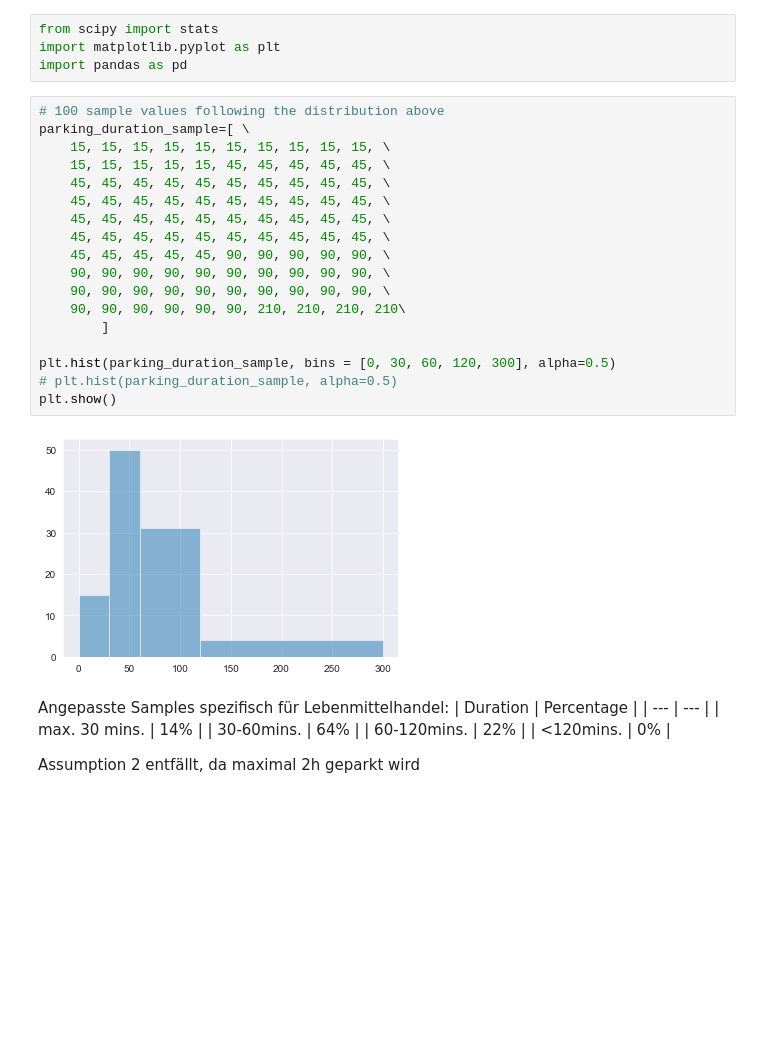
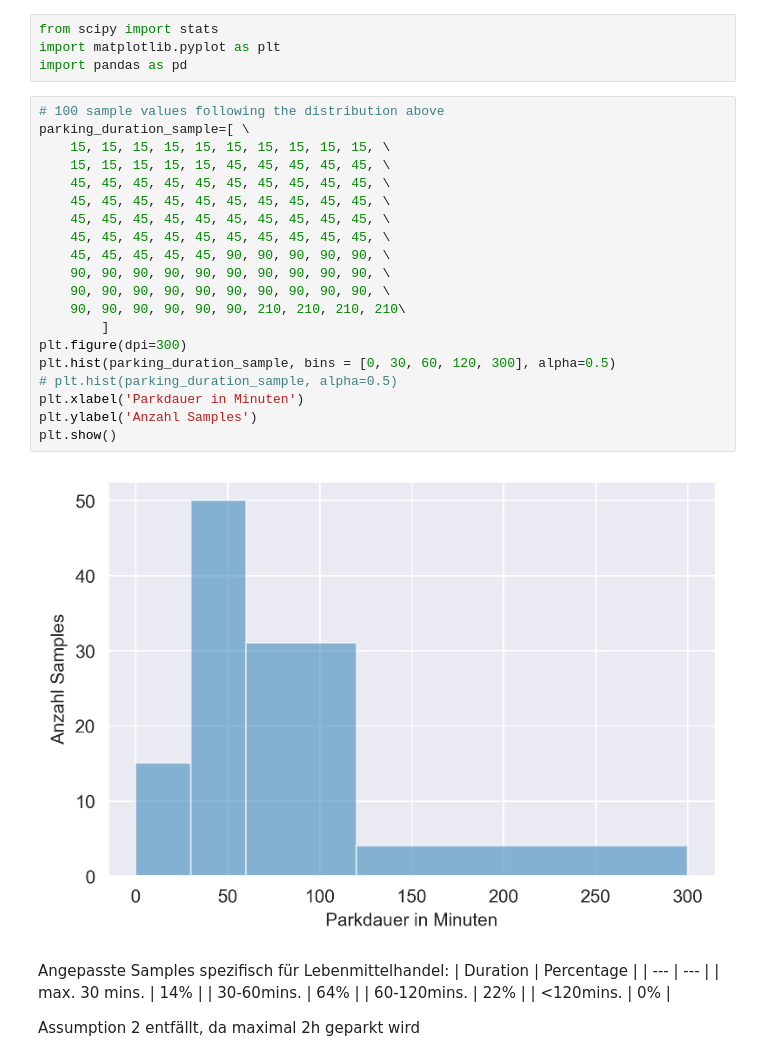
Before and after one commit to Jones133D/BA_EV-Ladeverhalten, a Jupyter notebook: Distribution4Charging_Duration.ipynb, the cells around one changed output. Cells and saved outputs as stored; diff of their text form; blank space fills up the shorter version.

```diff
--- a/Distribution4Charging_Duration.ipynb
+++ b/Distribution4Charging_Duration.ipynb
@@ -20,23 +23,25 @@ import pandas as pd
 # %%
 # 100 sample values following the distribution above
 parking_duration_sample=[ \
     15, 15, 15, 15, 15, 15, 15, 15, 15, 15, \
     15, 15, 15, 15, 15, 45, 45, 45, 45, 45, \
     45, 45, 45, 45, 45, 45, 45, 45, 45, 45, \
     45, 45, 45, 45, 45, 45, 45, 45, 45, 45, \
     45, 45, 45, 45, 45, 45, 45, 45, 45, 45, \
     45, 45, 45, 45, 45, 45, 45, 45, 45, 45, \
     45, 45, 45, 45, 45, 90, 90, 90, 90, 90, \
     90, 90, 90, 90, 90, 90, 90, 90, 90, 90, \
     90, 90, 90, 90, 90, 90, 90, 90, 90, 90, \
     90, 90, 90, 90, 90, 90, 210, 210, 210, 210\
         ]
-
+plt.figure(dpi=300)
 plt.hist(parking_duration_sample, bins = [0, 30, 60, 120, 300], alpha=0.5)
 # plt.hist(parking_duration_sample, alpha=0.5)
+plt.xlabel('Parkdauer in Minuten')
+plt.ylabel('Anzahl Samples')
 plt.show()
 # %% [output]
-[figure, old version]
+[figure, new version]
 # %% [markdown]
 Angepasste Samples spezifisch für Lebenmittelhandel:
 | Duration  | Percentage    |
```
Also changed, not shown: parts of 5 cells of this notebook, 6 other files.
